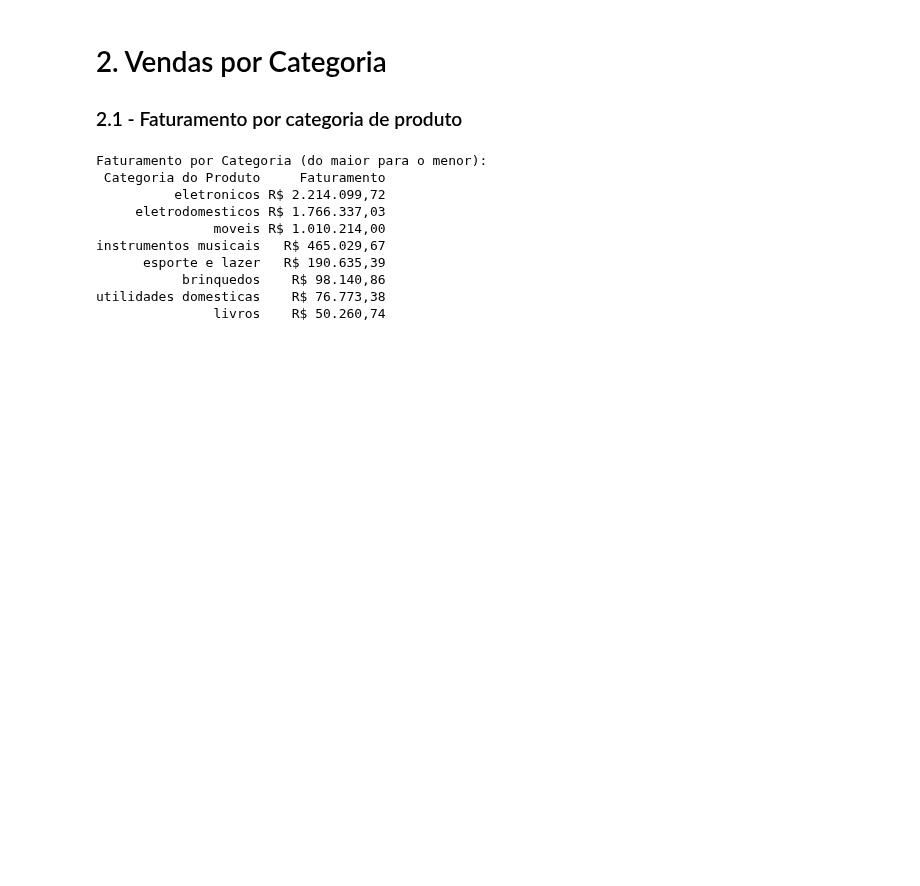
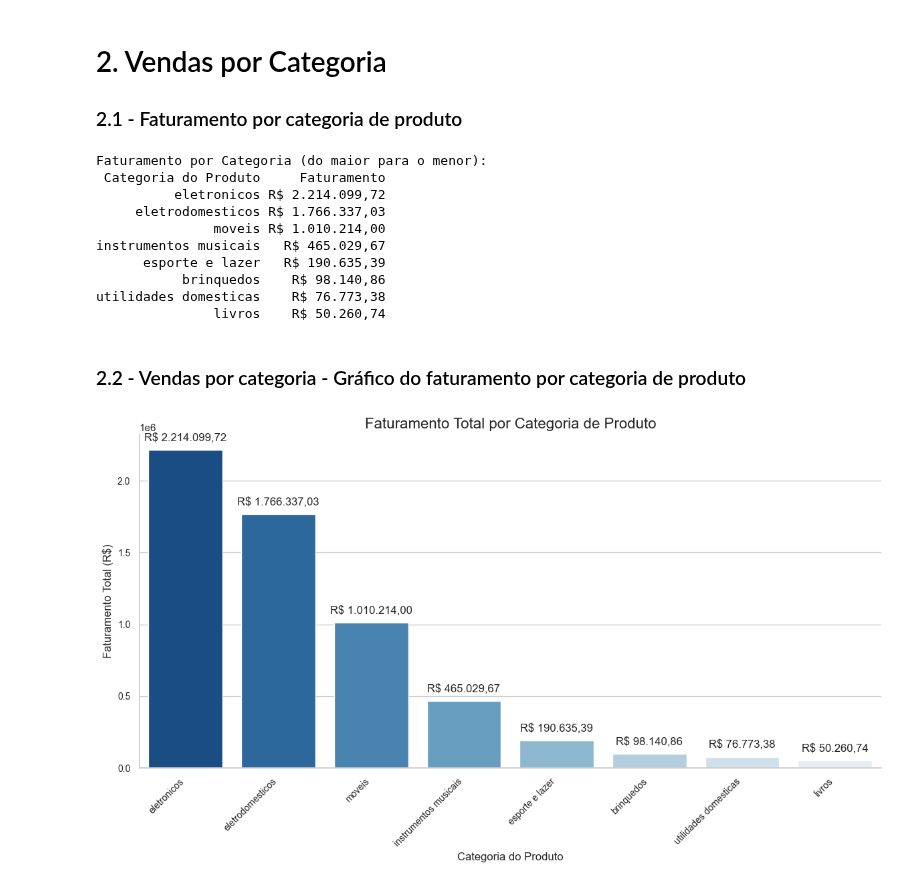
Before and after one commit to JCrpa/curso3_python_data_science_challenge_alura-store_github, a Jupyter notebook: AluraStoreBr.ipynb, the cells around one changed output. Cells and saved outputs as stored; diff of their text form; code cells hidden in the pictures; blank space fills up the shorter version.

Commit message:
implementar o grafico do faturamento por categoria de produto

```diff
--- a/AluraStoreBr.ipynb
+++ b/AluraStoreBr.ipynb
@@ -183,3 +183,61 @@ instrumentos musicais   R$ 465.029,67
            brinquedos    R$ 98.140,86
 utilidades domesticas    R$ 76.773,38
                livros    R$ 50.260,74
+# %% [markdown]
+### 2.2 - Vendas por categoria - Gráfico do faturamento por categoria de produto
+# %%
+import numpy as np
+import pandas as pd
+import matplotlib.pyplot as plt
+import seaborn as sns
+import os
+
+caminho_base = "./base-de-dados-challenge-1/"
+arquivos_lojas = ['loja_1.csv', 'loja_2.csv', 'loja_3.csv', 'loja_4.csv']
+
+lista_tabelas = []
+
+for arquivo in arquivos_lojas:
+    caminho_completo = os.path.join(caminho_base, arquivo)
+    df_loja = pd.read_csv(caminho_completo)
+    lista_tabelas.append(df_loja)
+
+df_consolidado = pd.concat(lista_tabelas, ignore_index=True)
+
+# Calcular o faturamento total por categoria
+venda_por_categoria = df_consolidado.groupby('Categoria do Produto')['Preço'].sum().reset_index()
+venda_por_categoria.columns = ['Categoria do Produto', 'Faturamento Total']
+
+# Ordenando o DataFrame pelo faturamento (do maior para o menor)
+df_ordenado_seaborn = venda_por_categoria.sort_values(by='Faturamento Total', ascending=False)
+
+# Criar o estilo do gráfico
+sns.set_theme(style="whitegrid")
+
+# Tamanho do gráfico
+plt.figure(figsize=(12, 7))
+
+# Definir a paleta de cores com base no número de categorias
+num_categorias = len(df_ordenado_seaborn)
+cores = sns.color_palette("Blues_r", n_colors=num_categorias)
+
+# Criar o gráfico de barras com a paleta ordenada
+sns.barplot(x='Categoria do Produto', y='Faturamento Total', data=df_ordenado_seaborn, palette=cores, hue='Categoria do Produto', legend=False)
+
+# Adicionar os valores acima das barras (usando plt.text para mais controle)
+for i, v in enumerate(df_ordenado_seaborn['Faturamento Total']):
+    plt.text(i, v + 50000, f'R$ {v:_.2f}'.replace('.', ',').replace('_', '.'), ha='center', va='bottom')
+
+# Adiciona formatação de moeda ao eixo y
+plt.xlabel('Categoria do Produto', fontsize=12)
+plt.ylabel('Faturamento Total (R$)', fontsize=12)
+plt.title('Faturamento Total por Categoria de Produto', fontsize=16)
+plt.xticks(rotation=45, ha='right', fontsize=10)
+plt.yticks(fontsize=10)
+sns.despine()
+plt.tight_layout()
+
+# Exibe o gráfico
+plt.show()
+# %% [output]
+[figure, added]
```
